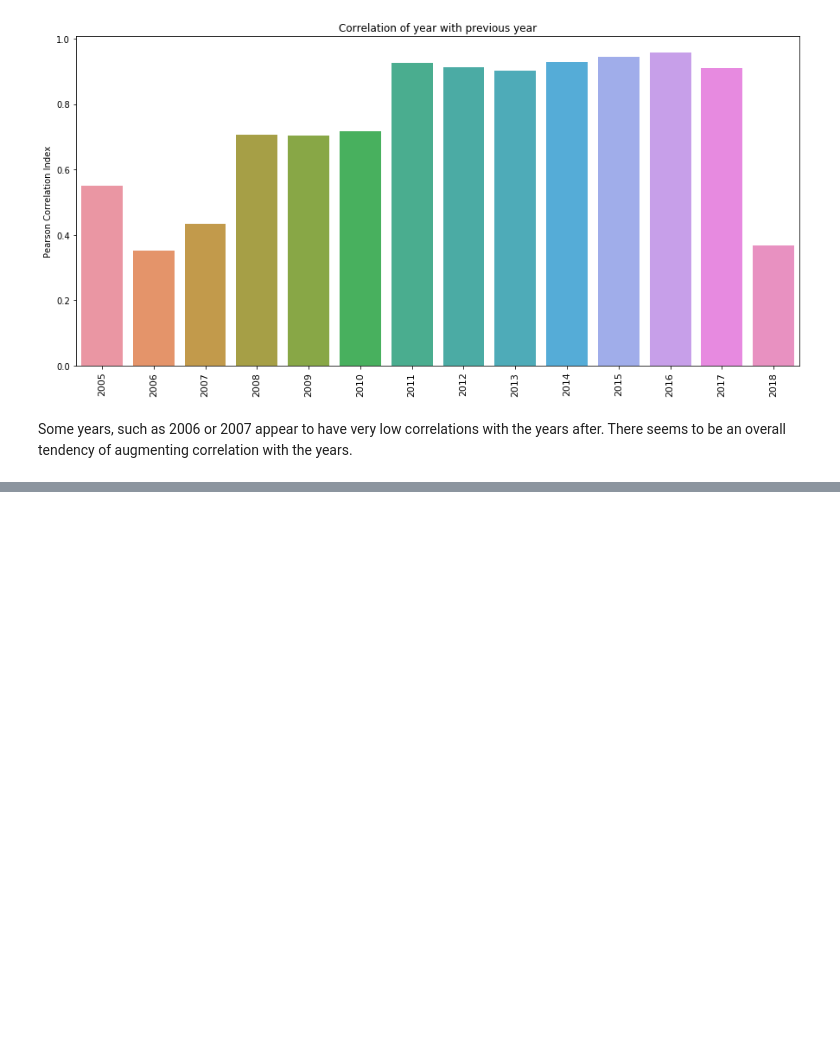
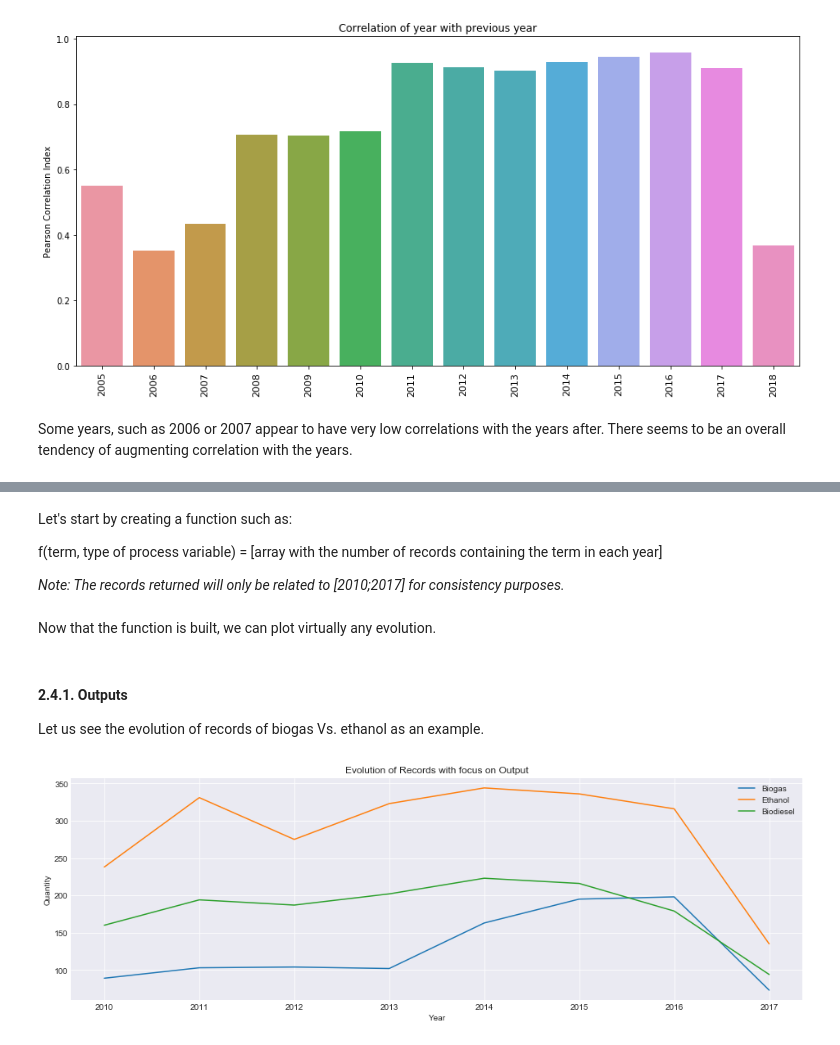
Before and after one commit to duarteocarmo/technological_capabilities, a Jupyter notebook: notebooks/2_2_Capability Correlations_Time.ipynb, the cells around one changed output, grey strips where cells are left out. Cells and saved outputs as stored; diff of their text form; code cells hidden in the pictures; blank space fills up the shorter version.

```diff
--- a/notebooks/2_2_Capability Correlations_Time.ipynb
+++ b/notebooks/2_2_Capability Correlations_Time.ipynb
@@ -364,0 +371,46 @@ Some years, such as 2006 or 2007 appear to have very low correlations with the y
+# %% [markdown]
+Let's start by creating a function such as:
+
+f(term, type of process variable) = [array with the number of records containing the term in each year]
+
+*Note: The records returned will only be related to [2010;2017] for consistency purposes.*
+# %%
+def get_records_of(term, process_type, normalization=True, table=False):
+    # make query
+    query = """ MATCH (a:Asset)-[:CONTAINS]->(fs:{})
+                WHERE fs.term = "{}"
+                AND (toInteger(a.year)<=2017 AND toInteger(a.year)>=2010)
+                AND NOT a.year = "Null"
+                RETURN  a.year, count(a)
+                ORDER BY a.year   """.format(process_type, term)
+    # access desired row
+    data = list(DataFrame(connection_to_graph.data(query)).as_matrix()[:, 1])
+    if table is True:
+        return DataFrame(connection_to_graph.data(query)).as_matrix()
+
+    if normalization is True:
+        return [float(i)/sum(data) for i in data]
+    else:
+        return data
+# %% [markdown]
+Now that the function is built, we can plot virtually any evolution.
+# %% [markdown]
+#### 2.4.1. Outputs <a class="anchor" id="two-four-one"></a>
+
+Let us see the evolution of records of biogas Vs. ethanol as an example.
+# %%
+# plot the graph
+plt.style.use('seaborn-darkgrid')
+plt.subplots(1,1,figsize=(16, 5))
+plt.subplot(111)
+plt.title("Evolution of Records with focus on Output")
+plt.xlabel("Year")
+plt.ylabel("Quantity")
+plt.plot(range(2010, 2018), get_records_of('biogas', 'Output', normalization=False), label='Biogas')
+plt.plot(range(2010, 2018), get_records_of('ethanol', 'Output', normalization=False), label='Ethanol')
+plt.plot(range(2010, 2018), get_records_of('biodiesel', 'Output', normalization=False), label='Biodiesel')
+plt.xticks(range(2010, 2018), [str(a) for a in range(2010, 2018)])
+plt.legend()
+plt.show()
+# %% [output]
+[figure, added]
```
Also changed, not shown: parts of 26 cells of this notebook.
